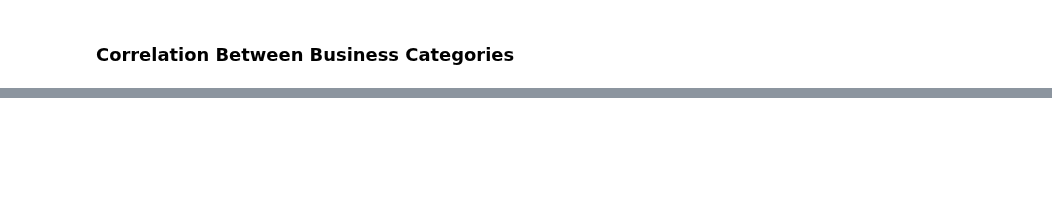
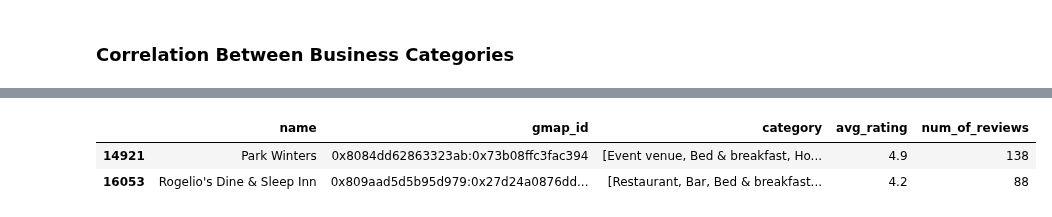
Before and after one commit to jotyot/rate-review, a Jupyter notebook: eda.ipynb, the cells around one changed output, grey strips where cells are left out. Drawn from its saved outputs; the diff is of its cells as text; code cells hidden in the pictures; blank space fills up the shorter version.

```diff
--- a/eda.ipynb
+++ b/eda.ipynb
@@ -109,0 +140,6 @@ Name: Massage therapist, dtype: float64
+# %%
+yolosac[categories_bool['Hotel'] & categories_bool['Restaurant']]
+# %% [output]
+|  | name | gmap_id | category | avg_rating | num_of_reviews |
+| 14921 | Park Winters | 0x8084dd62863323ab:0x73b08ffc3fac394 | [Event venue, Bed & breakfast, Ho... | 4.9 | 138 |
+| 16053 | Rogelio's Dine & Sleep Inn | 0x809aad5d5b95d979:0x27d24a0876dd... | [Restaurant, Bar, Bed & breakfast... | 4.2 | 88 |
```
Also changed, not shown: parts of 16 cells of this notebook.
